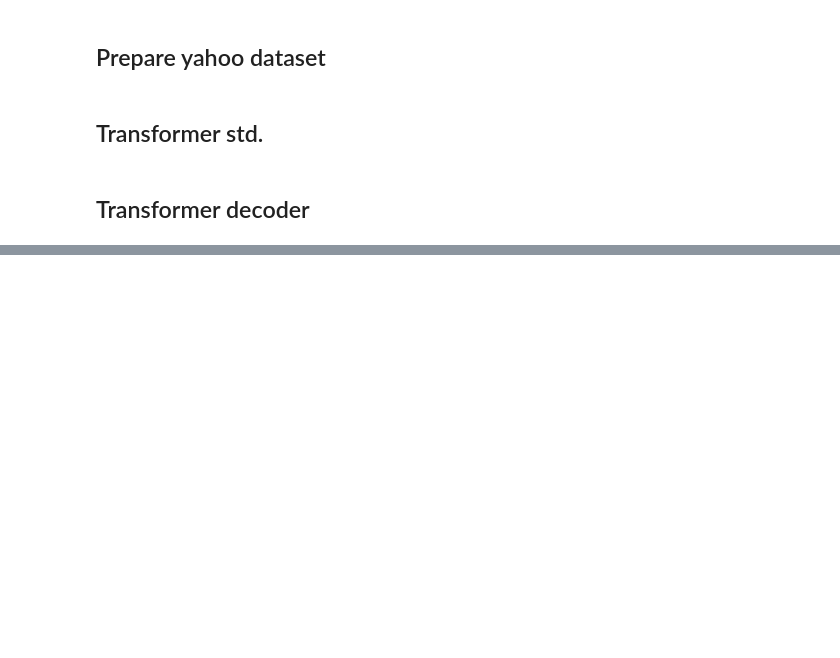
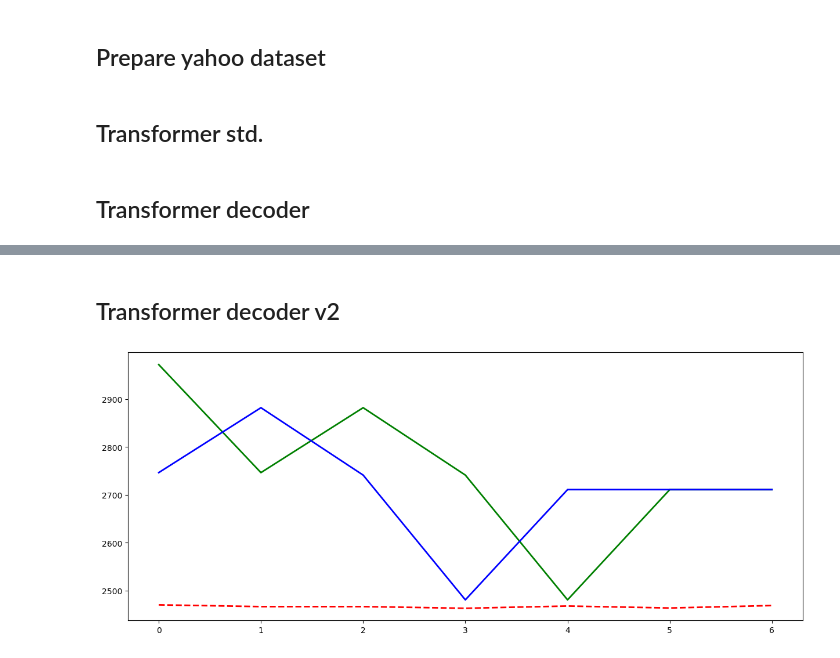
Before and after one commit to francescobaraldi/time-series-forecasting-with-transformers, a Jupyter notebook: main.ipynb, the cells around one changed output, grey strips where cells are left out. Drawn from its saved outputs; the diff is of its cells as text; code cells hidden in the pictures; blank space fills up the shorter version.

Commit message:
added transformer decoder v2

```diff
--- a/main.ipynb
+++ b/main.ipynb
@@ -7,7 +7,7 @@ import sys
 
 # setting paths
 repository_path = '/content/time-series-forecasting-with-transformers/'
-dataset_path = repository_path + 'datasets/spx.csv'
+datasets_path = repository_path + 'datasets/'
 sys.path.insert(0, repository_path)
 
 # cloning project repository and downloading dataset
@@ -50,6 +50,9 @@ except NameError:
 if not executing_on_colab:
     sp500_dataset_path = "datasets/spx.csv"
     yahoo_dataset_path = "datasets/yahoo_stock.csv"
+else:
+    sp500_dataset_path = datasets_path + "spx.csv"
+    yahoo_dataset_path = datasets_path + "yahoo_stock.csv"
 sp500 = pd.read_csv(sp500_dataset_path)
 yahoo = pd.read_csv(yahoo_dataset_path)
 # %% [markdown]
@@ -65,7 +68,16 @@ sp500_trainset_scaled, sp500_testset_scaled = scaler(sp500_trainset, sp500_tests
 # %% [markdown]
 ## Prepare yahoo dataset
 # %%
-yahoo_data = yahoo[['High', 'Low', 'Open', 'Close', 'Volume', 'Adj Close']]
+date_time = pd.to_datetime(yahoo['Date'], format='%Y.%m.%d')
+day = 24*60*60
+year = (365.2425)*day
+timestamp_s = date_time.map(pd.Timestamp.timestamp)
+yahoo['Day sin'] = np.sin(timestamp_s * (2 * np.pi / day))
+yahoo['Day cos'] = np.cos(timestamp_s * (2 * np.pi / day))
+yahoo['Year sin'] = np.sin(timestamp_s * (2 * np.pi / year))
+yahoo['Year cos'] = np.cos(timestamp_s * (2 * np.pi / year))
+
+yahoo_data = yahoo[['High', 'Low', 'Open', 'Close', 'Volume', 'Adj Close', 'Day sin', 'Day cos', 'Year sin', 'Year cos']]
 yahoo_class_idx = 3
 yahoo_trainset = yahoo_data.iloc[:int(len(yahoo_data) * 0.7)]
 yahoo_testset = yahoo_data.iloc[int(len(yahoo_data) * 0.7):]
@@ -114,20 +126,21 @@ plot_scores(train_maes, test_maes)
 # %% [markdown]
 ## Transformer decoder
 # %%
-trainset, testset = yahoo_trainset_scaled, yahoo_testset_scaled
+trainset, testset = yahoo_trainset.to_numpy(), yahoo_testset.to_numpy()
 
 device = 'cuda' if torch.cuda.is_available() else 'cpu'
 batch_size = 32
-learning_rate = 0.001
-epochs = 20
+learning_rate = 0.01
+epochs = 50
 window_len = 7
-input_size = 6
+input_size = 10
 output_size = 1
+d_model = 20
 train_dataset = YahooDatasetSW_singlestep(trainset, window_len, yahoo_class_idx)
 test_dataset = YahooDatasetSW_singlestep(testset, window_len, yahoo_class_idx)
 train_dl = DataLoader(train_dataset, batch_size=batch_size, shuffle=True, drop_last=True)
 test_dl = DataLoader(test_dataset, batch_size=batch_size, shuffle=False, drop_last=True)
-model = TransformerDecoder(seq_len=window_len, num_layer=1, input_size=input_size, output_size=output_size, d_model=6, num_heads=1, feedforward_dim=32).to(device)
+model = TransformerDecoder(seq_len=window_len, num_layer=1, input_size=input_size, output_size=output_size, d_model=d_model, num_heads=1, feedforward_dim=32).to(device)
 loss_fun = nn.L1Loss()
 optimizer = optim.Adam(model.parameters(), lr=learning_rate)
 train_maes = []
@@ -159,0 +203,2 @@ plot_scores(train_maes, test_maes, losses)
+# %% [markdown]
+## Transformer decoder v2
@@ -160,16 +249,20 @@ plot_scores(train_maes, test_maes, losses)
 # %%
 with torch.no_grad():
-    src = torch.from_numpy(yahoo_testset_scaled[:window_len, :]).to(torch.float32).unsqueeze(0)
-    trg = torch.from_numpy(yahoo_testset_scaled[1:window_len + 1, yahoo_class_idx]).to(torch.float32).unsqueeze(0).unsqueeze(-1)
-    out = model(src)
+    index = 290
+    src = torch.from_numpy(yahoo_testset.to_numpy()[index:(index + window_len), :]).to(torch.float32).unsqueeze(0)
+    index += 1
+    trg = torch.from_numpy(yahoo_testset.to_numpy()[index:(index + window_len), yahoo_class_idx]).to(torch.float32).unsqueeze(0).unsqueeze(-1)
+    out = model(src.to(device))
     plt.figure(figsize=(15,6))
     # src_rec = scaler.inverse_transform(src[0, :, yahoo_class_idx])
     # trg_rec = scaler.inverse_transform(trg[0, :, 0])
     # out_rec = scaler.inverse_transform(out[0, :, 0])
     src = src[0, :, yahoo_class_idx].tolist()
     trg = trg[0, :, 0].tolist()
     out = out[0, :, 0].tolist()
     plt.plot(src, '-', color = 'green', label = 'Src', linewidth=2)
     plt.plot(trg, '-', color = 'blue', label = 'Target', linewidth=2)
     plt.plot(out, '--', color = 'red', label = 'Prediction', linewidth=2)
     plt.show()
+# %% [output]
+[figure, added]
```
Also changed, not shown: parts of 2 cells of this notebook, 1 other file.
